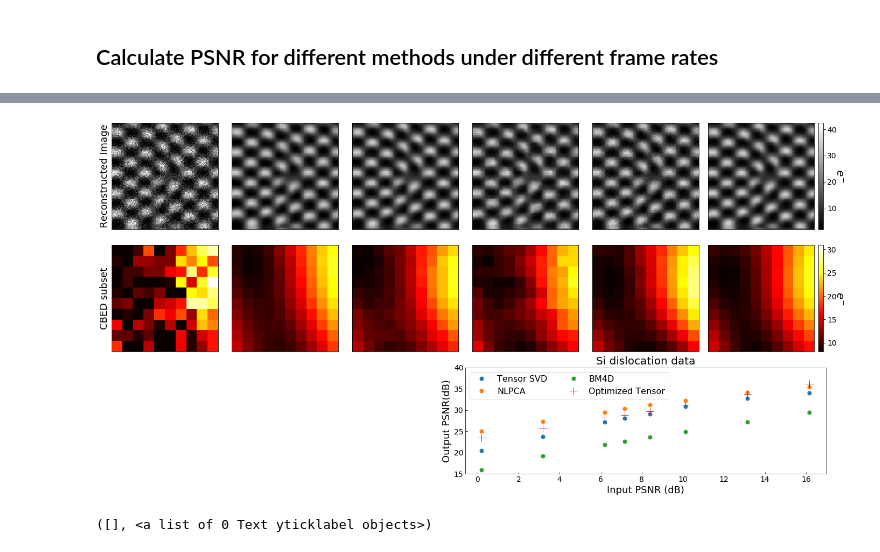
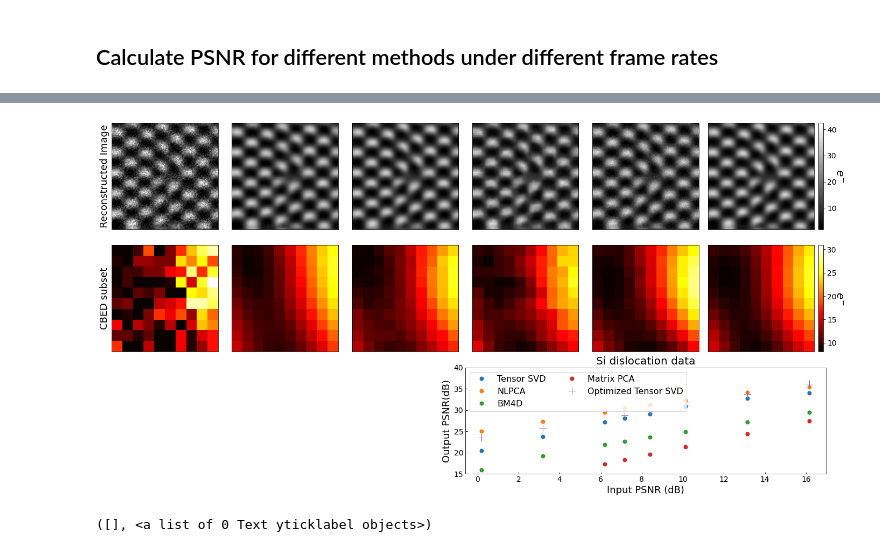
Before and after one commit to CY-Zhang/PyProcessingCodes, a Jupyter notebook: TensorDenoise/VisulizeResult_DenoiseMethodsComparison.ipynb, the cells around one changed output, grey strips where cells are left out. Saved outputs shown, nothing was run; the diff lists cells and outputs as text; code cells hidden in the pictures.

```diff
--- a/TensorDenoise/VisulizeResult_DenoiseMethodsComparison.ipynb
+++ b/TensorDenoise/VisulizeResult_DenoiseMethodsComparison.ipynb
@@ -209,11 +237,14 @@ fig.savefig('/srv/home/chenyu/TensorDenoise/Simulatons/STO_simulation/STO_DiffMe
 # %% [markdown]
 ## Load raw data, denoised data, and truth
 # %%
-path = '/srv/home/chenyu/TensorDenoise/Simulatons/Si_dislocation_simulations/'
-raw_data = sio.loadmat(path + 'Simulation_noisy_SiDisl_slice_5_1000FPS_cropped_100layers.mat')
+path = 'D:/2020/TensorSVD/ManuscriptRelated/SimulationData/DenoiseOutput_cropped/SiDislocation/'
+
+raw_data = sio.loadmat('D:/2020/TensorSVD/ManuscriptRelated/SimulationData/DenoiseInput_cropped/\
+SiDislocation/Simulation_noisy_SiDisl_slice_5_1000FPS_cropped_100layers.mat')
 raw_data = raw_data['datacube']
 
-truth_data = np.load(path + 'Simulation_truth_SiDisl_slice_5_1000FPS_cropped_100layers.npy')
+truth_data = np.load('D:/2020/TensorSVD/ManuscriptRelated/SimulationData/DenoiseInput_cropped/\
+SiDislocation/Simulation_truth_SiDisl_slice_5_1000FPS_cropped_100layers.npy')
 
 tensor_denoised = sio.loadmat(path + 'Simulation_tensor_SiDisl_slice_5_1000FPS_cropped_100layers.mat')
 tensor_denoised = tensor_denoised['est_HOOI']
@@ -232,33 +263,33 @@ PCA_denoised = np.load(PCA_denoised)
 # Plot input vs output psnr
 FPS_list = [1000,2000,4000,6000,8000,10000,20000,40000]
 PSNR_list = np.zeros((6,len(FPS_list)))
-path = '/srv/home/chenyu/TensorDenoise/Simulatons/Si_dislocation_simulations/'
+path = 'D:/2020/TensorSVD/ManuscriptRelated/SimulationData/'
 for i in range(len(FPS_list)):
     FPS = FPS_list[i]
-    truth_file = path + 'Simulation_truth_SiDisl_slice_5_'+str(FPS)+'FPS_cropped_100layers.npy'
+    truth_file = path + 'DenoiseInput_cropped/SiDislocation/Simulation_truth_SiDisl_slice_5_'+str(FPS)+'FPS_cropped_100layers.npy'
     truth_file = np.load(truth_file)
 
-    noisy_file = path + 'Simulation_noisy_SiDisl_slice_5_'+str(FPS)+'FPS_cropped_100layers.mat'
+    noisy_file = path + 'DenoiseInput_cropped/SiDislocation/Simulation_noisy_SiDisl_slice_5_'+str(FPS)+'FPS_cropped_100layers.mat'
     noisy_file = sio.loadmat(noisy_file)
     noisy_file = noisy_file['datacube']
 
-    tensor_file = path + 'Simulation_tensor_SiDisl_slice_5_'+str(FPS)+'FPS_cropped_100layers.mat'
+    tensor_file = path + 'DenoiseOutput_cropped/SiDislocation/Simulation_tensor_SiDisl_slice_5_'+str(FPS)+'FPS_cropped_100layers.mat'
     tensor_file = sio.loadmat(tensor_file)
     tensor_file = tensor_file['est_HOOI']
 
-    NLPCA_file = path + 'Simulation_NLPCA_SiDisl_slice_5_'+str(FPS)+'FPS_cropped_100layers.mat'
+    NLPCA_file = path + 'DenoiseOutput_cropped/SiDislocation/Simulation_NLPCA_SiDisl_slice_5_'+str(FPS)+'FPS_cropped_100layers.mat'
     NLPCA_file = sio.loadmat(NLPCA_file)
     NLPCA_file = NLPCA_file['est_NLPCA']
 
-    BM4D_file = path + 'Simulation_BM4D_SiDisl_slice_5_'+str(FPS)+'FPS_cropped_100layers.mat'
+    BM4D_file = path + 'DenoiseOutput_cropped/SiDislocation/Simulation_BM4D_SiDisl_slice_5_'+str(FPS)+'FPS_cropped_100layers.mat'
     BM4D_file = sio.loadmat(BM4D_file)
     BM4D_file = BM4D_file['est_BM4D']
 
-    tensor_file_optimized = path + 'Simulation_tensor_SiDisl_slice_5_'+str(FPS)+'FPS_cropped_100layers_optimized.mat'
+    tensor_file_optimized = path + 'DenoiseOutput_cropped/SiDislocation/Simulation_tensor_SiDisl_slice_5_'+str(FPS)+'FPS_cropped_100layers_optimized.mat'
     tensor_file_optimized = sio.loadmat(tensor_file_optimized)
     tensor_file_optimized = tensor_file_optimized['est_HOOI']
 
-    PCA_file = path + 'Simulation_PCA_SiDisl_slice_5_'+str(FPS)+'FPS_cropped_100layers.npy'
+    PCA_file = path + 'DenoiseOutput_cropped/SiDislocation/Simulation_PCA_SiDisl_slice_5_'+str(FPS)+'FPS_cropped_100layers.npy'
     PCA_file = np.load(PCA_file)
 
     PSNR_list[0,i] = averagePSNR(tensor_file,truth_file,0)
@@ -269,7 +300,7 @@ for i in range(len(FPS_list)):
     PSNR_list[5,i] = averagePSNR(PCA_file, truth_file, 0)
 
     print(FPS)
-    print(PSNR_list[0,i])
-    print(PSNR_list[1,i])
+    print(PSNR_list[:,i])
+#     print(PSNR_list[1,i])
 # %% [output]
 1000
@@ -406,36 +436,38 @@ plt.yticks([])
 
 ax = fig.add_subplot(3,6,12)
 im = plt.imshow(truth_data[rx,ry,:].reshape(10,10),clim=[clim_low,clim_high*1.2],cmap='hot')
 plt.xticks([])
 plt.yticks([])
 # ax.text(8,8,'t',fontsize=45, color='white', fontweight='bold')
 
 
 divider = make_axes_locatable(ax)
 cax = divider.append_axes("right", size="5%", pad=0.1)
 cbar = plt.colorbar(im, cax=cax)
 cbar.ax.tick_params(labelsize=14)
 cbar.set_label('$e^{-}$',rotation=270,fontsize=20, labelpad = 14)
 
 ax3 = plt.subplot2grid((3, 4), (2, 2), colspan=2)
 ax3.plot(PSNR_list[3,:], PSNR_list[0,:], '.',markersize=14, label = 'Tensor SVD')
 ax3.plot(PSNR_list[3,:], PSNR_list[1,:], '.',markersize=14, label = 'NLPCA')
 ax3.plot(PSNR_list[3,:], PSNR_list[2,:], '.',markersize=14, label = 'BM4D')
-ax3.plot(PSNR_list[3,:], PSNR_list[4,:], '+', markersize=14, label = 'Optimized Tensor')
+ax3.plot(PSNR_list[3,:], PSNR_list[5,:], '.',markersize=14, label = 'Matrix PCA')
+ax3.plot(PSNR_list[3,:], PSNR_list[4,:], '+', markersize=14, label = 'Optimized Tensor SVD')
 plt.xlabel('Input PSNR (dB)',fontsize=18)
 plt.ylabel('Output PSNR(dB)',fontsize=18)
+
 plt.legend(fontsize=16, loc='upper left',ncol=2)
 # plt.legend(bbox_to_anchor=(1.05, 1), loc='upper left', borderaxespad=0.,fontsize=16)
 ax3.tick_params(direction='in',labelsize = 14)
 plt.title('Si dislocation data', fontsize=20)
 # ax3.text(15,17,'v',fontsize=45, color='black', fontweight='bold')
 # ax3.text(6,17,'Si dislocation data denoise',fontsize=20, color='black')
 plt.ylim([15,40])
 
 fig.subplots_adjust(wspace = 0.0, hspace = 0.15)
-fig.savefig('/srv/home/chenyu/TensorDenoise/Simulatons/Si_dislocation_simulations/SiDisl_DiffMethods.tif')
+fig.savefig('D:/2020/TensorSVD/ManuscriptRelated/Figures/FigureFromPython/SiDisl_DiffMethods.tif')
 # %% [output]
-[figure, old version]
+[figure, new version]
 # %%
 # overall plot
 fig = plt.figure(figsize=(20,12))
```
Also changed, not shown: parts of 6 cells of this notebook, 2 other files.
